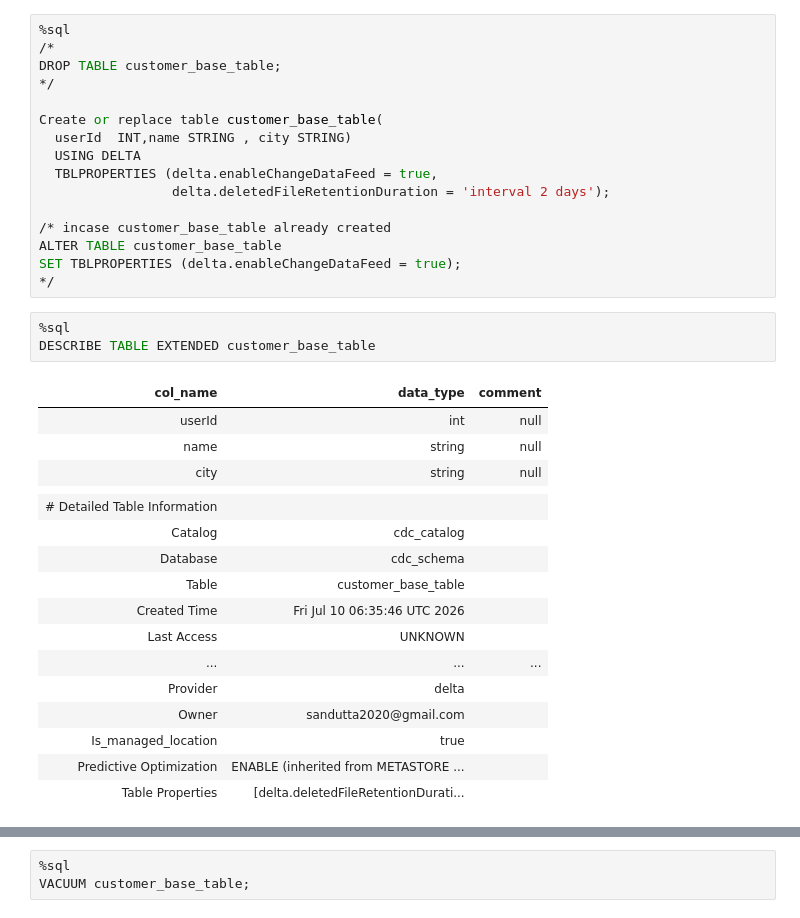
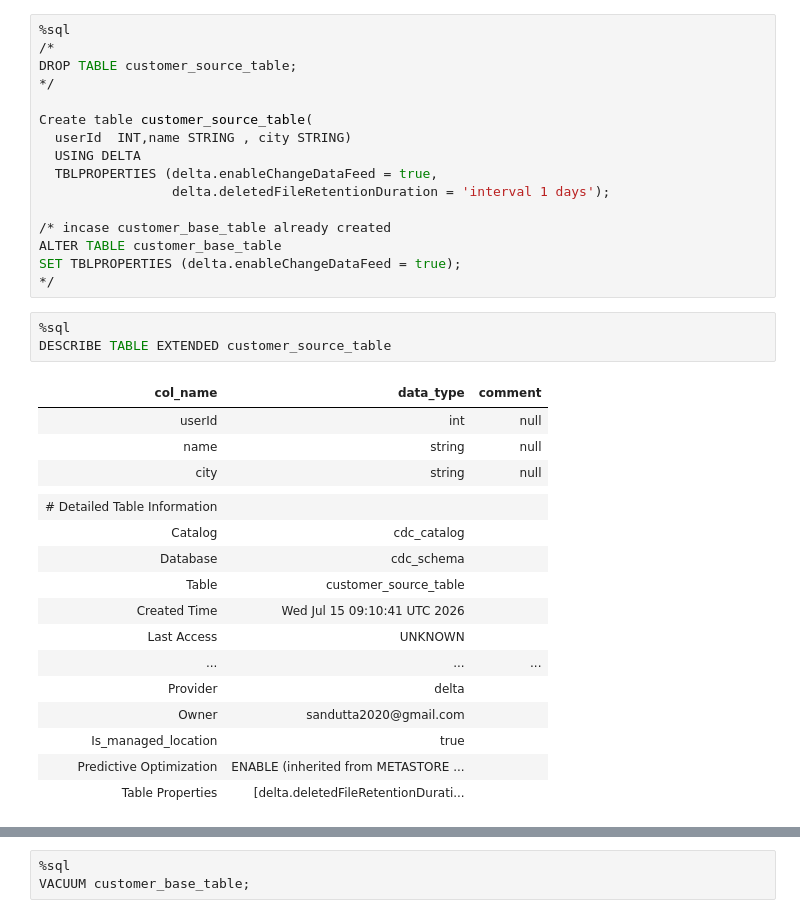
Before and after one commit to Sandutta2020/DataBricks_all, a Jupyter notebook: Implementing_CDF.ipynb, the cells around one changed output, grey strips where cells are left out. Saved outputs shown, nothing was run; the diff lists cells and outputs as text.

```diff
--- a/Implementing_CDF.ipynb
+++ b/Implementing_CDF.ipynb
@@ -20,14 +21,14 @@ The checkpoint path :-------- /Volumes/dbx_catalog/dbx_schema/cdf_intermediate_c
 # %%
 %sql
 /*
-DROP TABLE customer_base_table;
+DROP TABLE customer_source_table;
 */
 
-Create or replace table customer_base_table(
+Create table customer_source_table(
   userId  INT,name STRING , city STRING)
   USING DELTA
   TBLPROPERTIES (delta.enableChangeDataFeed = true,
-                 delta.deletedFileRetentionDuration = 'interval 2 days');
+                 delta.deletedFileRetentionDuration = 'interval 1 days');
 
 /* incase customer_base_table already created
 ALTER TABLE customer_base_table
@@ -35,18 +36,18 @@ SET TBLPROPERTIES (delta.enableChangeDataFeed = true);
 */
 # %%
 %sql
-DESCRIBE TABLE EXTENDED customer_base_table
+DESCRIBE TABLE EXTENDED customer_source_table
 # %% [output]
 | col_name | data_type | comment |
 | userId | int | null |
 | name | string | null |
 | city | string | null |
 |  |  |  |
 | # Detailed Table Information |  |  |
 | Catalog | cdc_catalog |  |
 | Database | cdc_schema |  |
-| Table | customer_base_table |  |
-| Created Time | Fri Jul 10 06:35:46 UTC 2026 |  |
+| Table | customer_source_table |  |
+| Created Time | Wed Jul 15 09:10:41 UTC 2026 |  |
 | Last Access | UNKNOWN |  |
 | ... | ... | ... |
 | Provider | delta |  |
```
Also changed, not shown: parts of 45 cells of this notebook.
